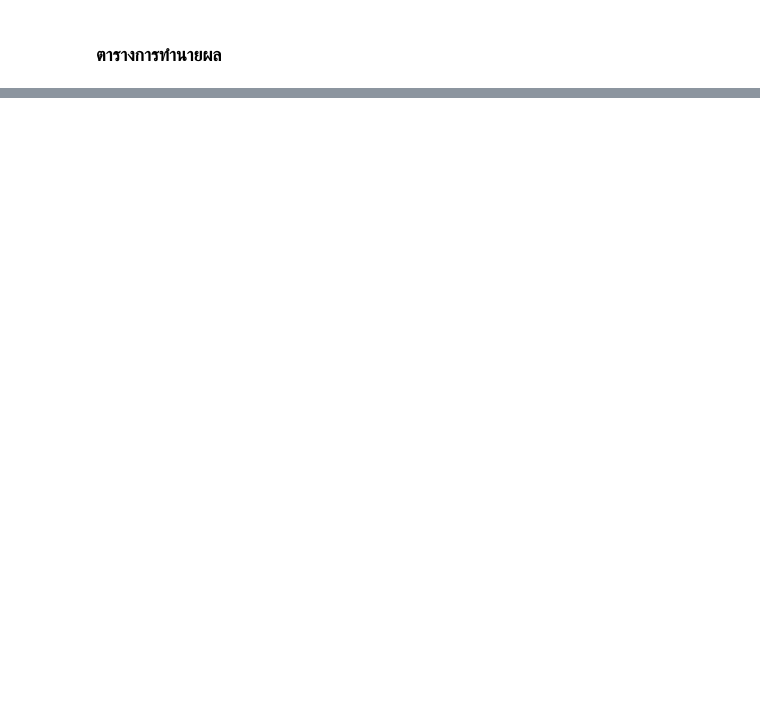
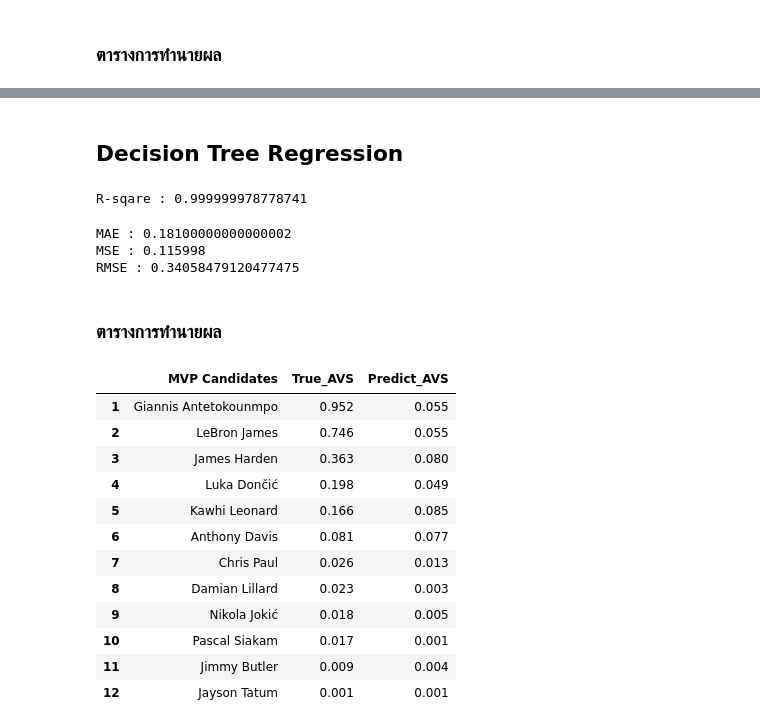
Before and after one commit to biepansiri01/nbamvpprediction, a Jupyter notebook: mvpprediction.ipynb, the cells around one changed output, grey strips where cells are left out. Cells and saved outputs as stored; diff of their text form; code cells hidden in the pictures; blank space fills up the shorter version.

```diff
--- a/mvpprediction.ipynb
+++ b/mvpprediction.ipynb
@@ -230,0 +314,39 @@ predict_avs_score.head(10)
+# %% [markdown]
+## Decision Tree Regression
+# %%
+dtr = DecisionTreeRegressor()
+dtr = myModel(dtr, X_train, y_train, X_test, y_test)
+# %%
+# R-Sqare
+print("R-sqare : {0}".format(dtr["R-sqare"]))
+# %% [output]
+R-sqare : 0.999999978778741
+# %%
+# Error
+print("MAE : {0}".format(dtr["MAE"]))
+print("MSE : {0}".format(dtr["MSE"]))
+print("RMSE : {0}".format(dtr["RMSE"]))
+# %% [output]
+MAE : 0.18100000000000002
+MSE : 0.115998
+RMSE : 0.34058479120477475
+# %% [markdown]
+### ตารางการทำนายผล
+# %%
+#test with MVP candidate SS 2019-2020
+
+dtr['test']
+# %% [output]
+|  | MVP Candidates | True_AVS | Predict_AVS |
+| 1 | Giannis Antetokounmpo | 0.952 | 0.055 |
+| 2 | LeBron James | 0.746 | 0.055 |
+| 3 | James Harden | 0.363 | 0.080 |
+| 4 | Luka Dončić | 0.198 | 0.049 |
+| 5 | Kawhi Leonard | 0.166 | 0.085 |
+| 6 | Anthony Davis | 0.081 | 0.077 |
+| 7 | Chris Paul | 0.026 | 0.013 |
+| 8 | Damian Lillard | 0.023 | 0.003 |
+| 9 | Nikola Jokić | 0.018 | 0.005 |
+| 10 | Pascal Siakam | 0.017 | 0.001 |
+| 11 | Jimmy Butler | 0.009 | 0.004 |
+| 12 | Jayson Tatum | 0.001 | 0.001 |
```
Also changed, not shown: parts of 31 cells of this notebook.
